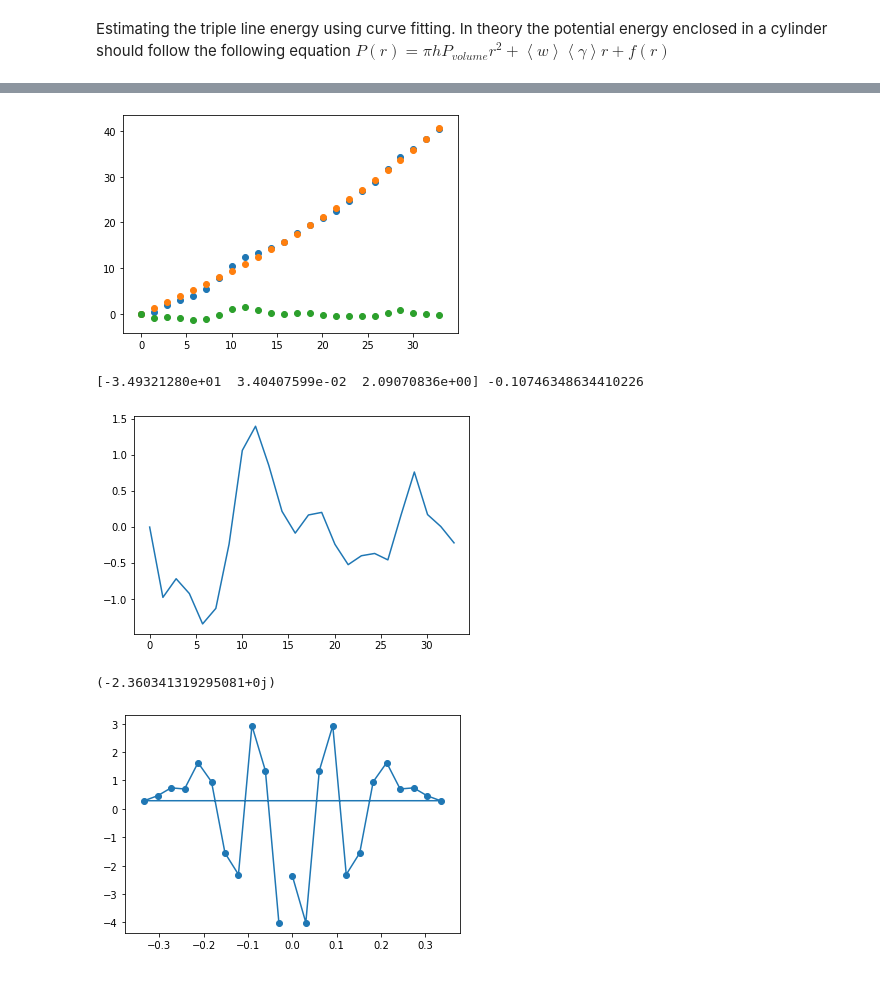
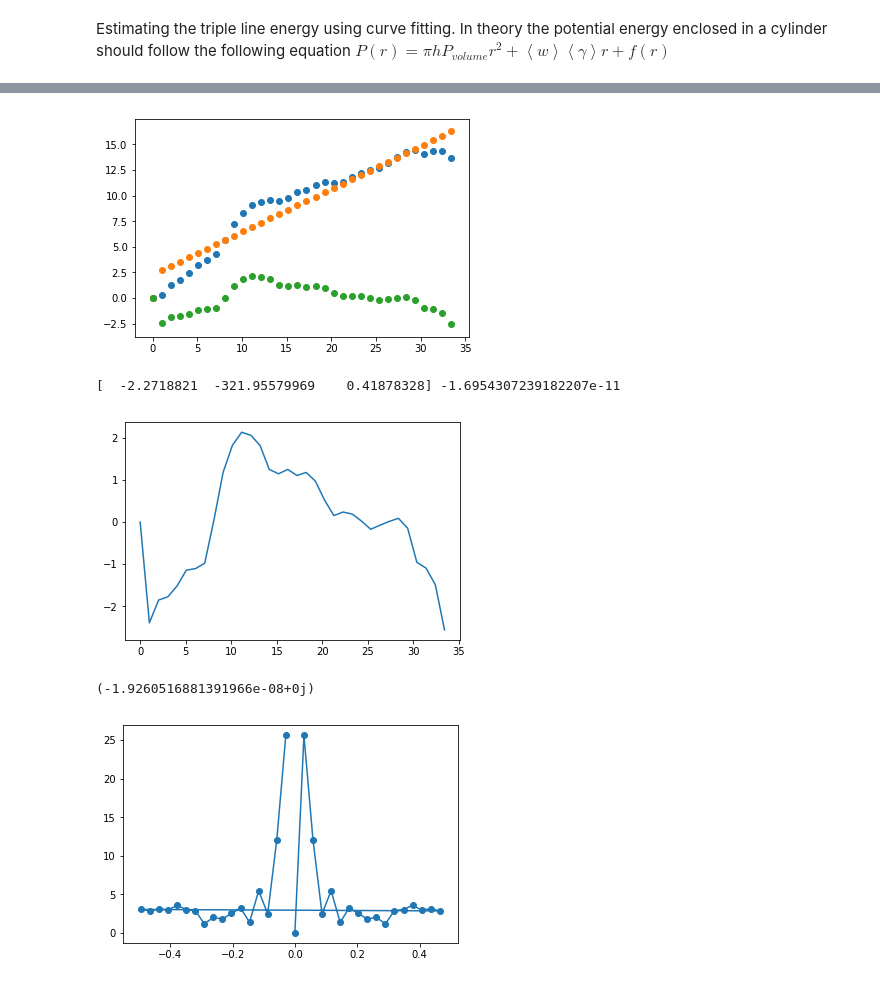
Before and after one commit to PaulTwine/TripleLines.github.io, a Jupyter notebook: TripleLine Fitting.ipynb, the cells around one changed output, grey strips where cells are left out. Drawn from its saved outputs; the diff is of its cells as text; code cells hidden in the pictures.

```diff
--- a/TripleLine Fitting.ipynb
+++ b/TripleLine Fitting.ipynb
@@ -46,7 +46,8 @@ x = np.linspace(0,20,40)
 #plt.plot(x,AsymptoticLinear(x,15,812))
 #plt.scatter(x,Composite(x,2,25,-2))
 # %%
-strDumpFile = '../../PythonLAMMPS/VolumeTest/dump.eam'
+#strDumpFile = '../../PythonLAMMPS/VolumeTest/dump.eam'
+strDumpFile = '../data/dump.eam'
 strPMFile = strDumpFile + 'PM'
 objData = LD.LAMMPSData(strPMFile,1)
 objProcess = objData.GetTimeStepByIndex(0)
@@ -71,10 +72,10 @@ intVS = objProcess.GetColumnNames().index('VolumetricStrain')
 fltVolume = np.mean(objProcess.GetLatticeAtoms()[:,intVS])
 arrDistance = sc.spatial.distance_matrix(arrTriplePoints[:,0:2],arrTriplePoints[:,0:2])
 fltClosest = np.sort(arrDistance[intCol])[1]
-#fltClosest = 100
-fltIncrement = 4.05/(2*np.sqrt(2))
+#fltClosest = 80
+fltIncrement = 4.05/(4)
 A =np.median(objProcess.GetLatticeAtoms()[:,intPE])*4*4.05**(-3)*h*np.pi/(1+fltVolume)
-fltMedianLatticePE = np.median(objProcess.FindValuesInCylinder(objProcess.GetLatticeAtoms()[:,0:4],
+fltMeanLatticePE = np.mean(objProcess.FindValuesInCylinder(objProcess.GetLatticeAtoms()[:,0:4],
                                                            arrTriplePoints[intCol],fltClosest/2,h,intPE))
 fltMedianGBPE = np.median(objProcess.FindValuesInCylinder(objProcess.GetOtherAtoms()[:,0:4],
                                                            arrTriplePoints[intCol],fltClosest/2,h,intPE))
@@ -87,7 +88,7 @@ for j in range(0,np.floor(fltClosest/(2*fltIncrement)).astype('int')):
     valuesGB = objProcess.FindValuesInCylinder(objProcess.GetOtherAtoms()[:,0:4], arrCurrentTripleLine,r,h,intPE)
     lstTotalPE.append(np.sum(values))
     lstGBExcess.append(np.sum(valuesGB)-fltMedianGBPE*len(valuesGB))
-    lstExcess.append(np.sum(values) -fltMedianLatticePE*len(values))
+    lstExcess.append(np.sum(values) -fltMeanLatticePE*len(values))
 popt, popv = sc.optimize.curve_fit(Quadratic, lstValues,lstTotalPE)
 popt2, popv2 = sc.optimize.curve_fit(LinearRule,lstValues, lstExcess)
 popt3, popv3 = sc.optimize.curve_fit(LinearRule,lstValues, lstGBExcess)
@@ -108,7 +109,7 @@ for j in range(len(lstValues)):
     lstExcess2.append(lstExcess[j] -popt2[0]*lstValues[j])
     lstExcess3.append(lstExcess[j] -popt2[0]*lstGBExcess[j]/popt3[0])
 plt.scatter(lstValues, lstExcess)
-plt.plot(lstValues, lstFitExcess)
+#plt.plot(lstValues, np.log(lstFitExcess))
 plt.show()
 plt.scatter(lstValues, lstExcess3)
 #plt.plot(lstValues, lstFitGBExcess)
@@ -138,25 +139,26 @@ print(popt4, np.mean(lstTJ))
 plt.plot(lstValues, lstTJ)
 plt.show()
 # %% [output]
-[figure, old version]
+[figure, new version]
-[-3.49321280e+01  3.40407599e-02  2.09070836e+00] -0.10746348634410226
+[  -2.2718821  -321.95579969    0.41878328] -1.6954307239182207e-11
-[figure, old version]
+[figure, new version]
 # %%
-if np.mod(len(lstTJ),2) ==0:
-    lstTJ = lstTJ[:-1]
-    fltLastValue = lstValues[-2]
-else:
-    fltLastValue = lstValues[-1]
+# if np.mod(len(lstTJ),2) ==0:
+#     lstTJ = lstTJ[:-1]
+#     fltLastValue = lstValues[-2]
+# else:
+#     fltLastValue = lstValues[-1]
 arrfft = np.fft.fft(lstTJ)
+arrAmplitude = np.abs(arrfft)
 arrFrequency = np.fft.fftfreq(len(arrfft),fltIncrement)
-plt.scatter(arrFrequency, arrfft)
-plt.plot(arrFrequency, arrfft)
-intMax = np.argmax(arrfft)
+plt.scatter(arrFrequency, arrAmplitude)
+plt.plot(arrFrequency, arrAmplitude)
+intMax = np.argmax(arrAmplitude)
 intPeriod = (1/arrFrequency[intMax]).astype('int')
-print(arrfft[0])
+print(arrfft[0]*lstValues[-1])
 # %% [output]
-(-2.360341319295081+0j)
+(-1.9260516881391966e-08+0j)
-[figure, old version]
+[figure, new version]
 # %%
 print(arrfft, arrFrequency)
 # %% [output]
```
Also changed, not shown: parts of 17 cells of this notebook, 2 other files.
